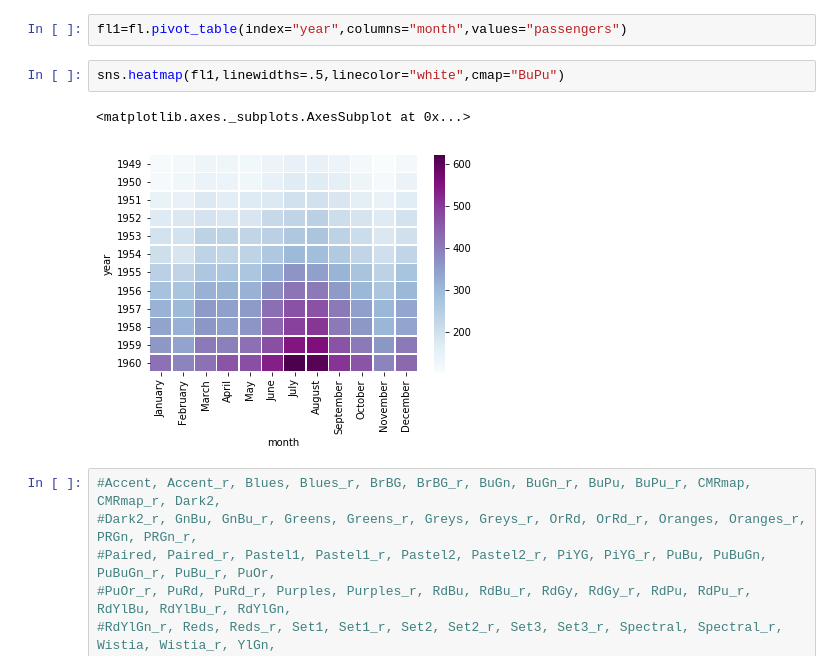
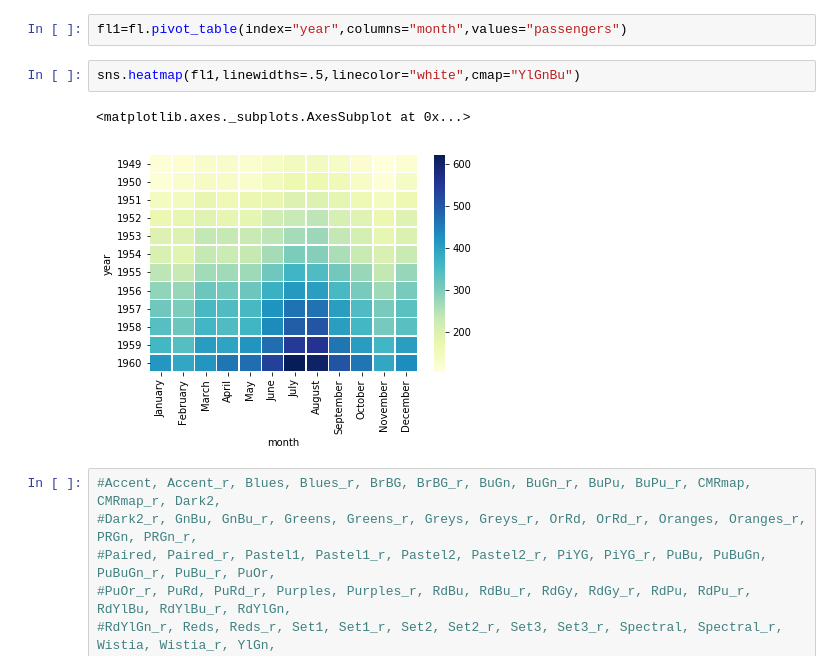
Before and after one commit to SabariVig/Data-Science, a Jupyter notebook: Python-for-Data-Visualization/Seaborn/Untitled.ipynb, the cells around one changed output. Saved outputs shown, nothing was run; the diff lists cells and outputs as text.

```diff
--- a/Python-for-Data-Visualization/Seaborn/Untitled.ipynb
+++ b/Python-for-Data-Visualization/Seaborn/Untitled.ipynb
@@ -65,10 +93,10 @@ sns.heatmap(tips.corr(),annot=True,cmap="coolwarm")
 # %%
 fl1=fl.pivot_table(index="year",columns="month",values="passengers")
 # %%
-sns.heatmap(fl1,linewidths=.5,linecolor="white",cmap="BuPu")
+sns.heatmap(fl1,linewidths=.5,linecolor="white",cmap="YlGnBu")
 # %% [output]
 <matplotlib.axes._subplots.AxesSubplot at 0x...>
-[figure, old version]
+[figure, new version]
 # %%
 #Accent, Accent_r, Blues, Blues_r, BrBG, BrBG_r, BuGn, BuGn_r, BuPu, BuPu_r, CMRmap, CMRmap_r, Dark2,
 #Dark2_r, GnBu, GnBu_r, Greens, Greens_r, Greys, Greys_r, OrRd, OrRd_r, Oranges, Oranges_r, PRGn, PRGn_r,
```
Also changed, not shown: parts of 12 cells of this notebook, 3 other files.
